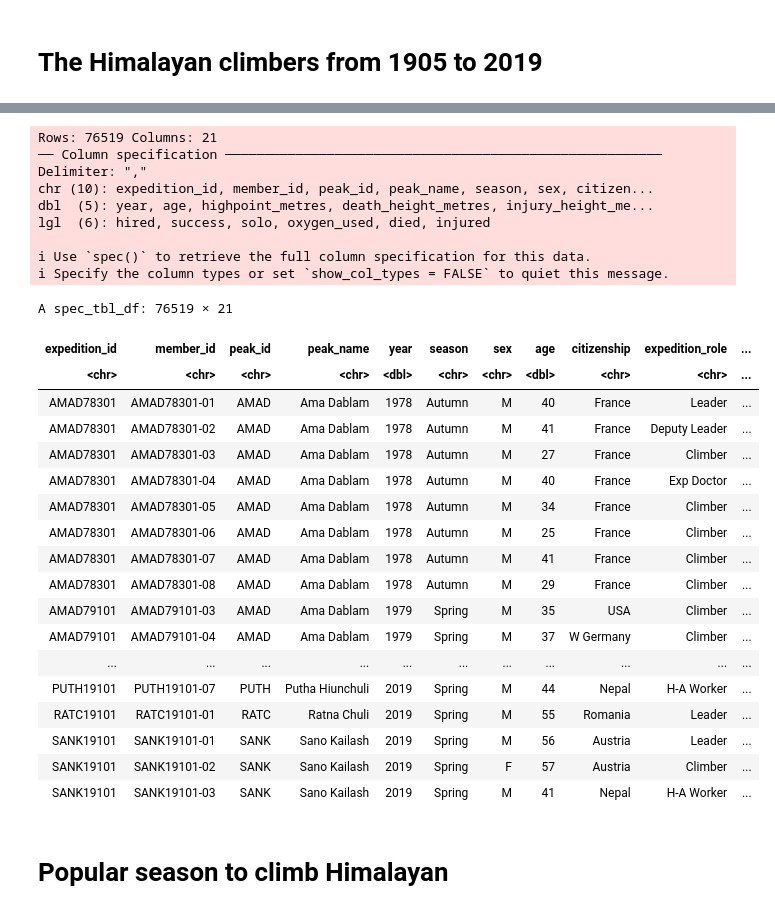
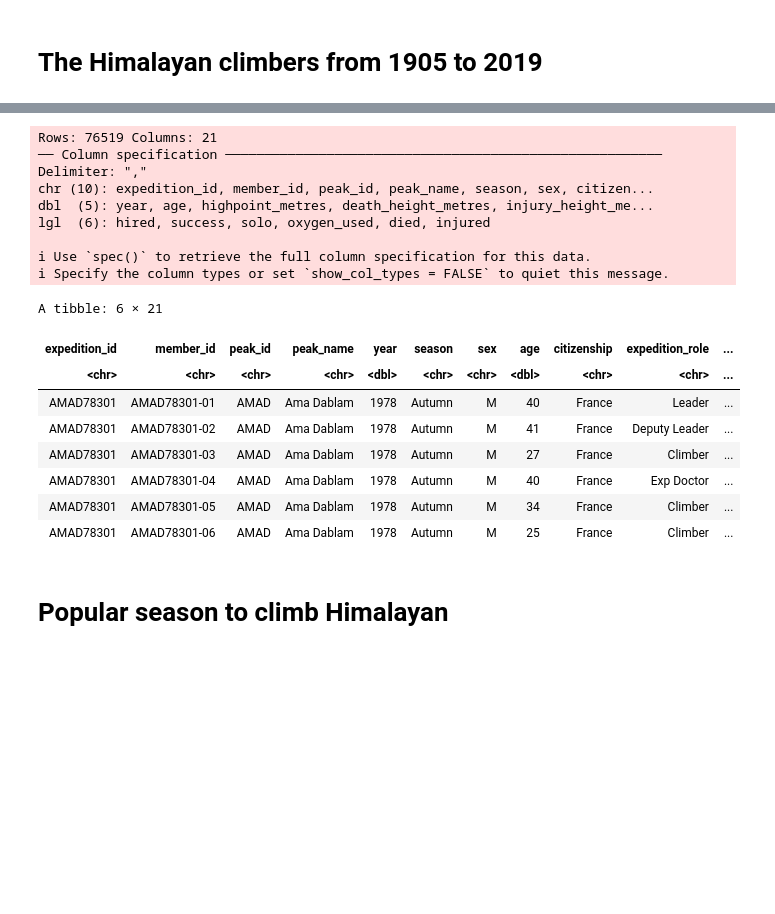
Before and after one commit to YuangYang25/BIOS-512, a Jupyter notebook: Final Project/Final Project.ipynb, the cells around one changed output, grey strips where cells are left out. Saved outputs shown, nothing was run; the diff lists cells and outputs as text; code cells hidden in the pictures; blank space fills up the shorter version.

```diff
--- a/Final Project/Final Project.ipynb
+++ b/Final Project/Final Project.ipynb
@@ -9,36 +30,26 @@ library('forcats')
 # %%
 # read csv file from guithub
 df = read_csv('https://raw.githubusercontent.com/rfordatascience/tidytuesday/master/data/2020/2020-09-22/members.csv')
-df
+df|> head()
 # %% [output]
 Rows: 76519 Columns: 21
 ── Column specification ────────────────────────────────────────────────────────
 Delimiter: ","
 chr (10): expedition_id, member_id, peak_id, peak_name, season, sex, citizen...
 dbl  (5): year, age, highpoint_metres, death_height_metres, injury_height_me...
 lgl  (6): hired, success, solo, oxygen_used, died, injured
 
 ℹ Use `spec()` to retrieve the full column specification for this data.
 ℹ Specify the column types or set `show_col_types = FALSE` to quiet this message.
-A spec_tbl_df: 76519 × 21
+A tibble: 6 × 21
 | expedition_id | member_id | peak_id | peak_name | year | season | sex | age | citizenship | expedition_role | ... |
 | <chr> | <chr> | <chr> | <chr> | <dbl> | <chr> | <chr> | <dbl> | <chr> | <chr> | ... |
 | AMAD78301 | AMAD78301-01 | AMAD | Ama Dablam | 1978 | Autumn | M | 40 | France | Leader | ... |
 | AMAD78301 | AMAD78301-02 | AMAD | Ama Dablam | 1978 | Autumn | M | 41 | France | Deputy Leader | ... |
 | AMAD78301 | AMAD78301-03 | AMAD | Ama Dablam | 1978 | Autumn | M | 27 | France | Climber | ... |
 | AMAD78301 | AMAD78301-04 | AMAD | Ama Dablam | 1978 | Autumn | M | 40 | France | Exp Doctor | ... |
 | AMAD78301 | AMAD78301-05 | AMAD | Ama Dablam | 1978 | Autumn | M | 34 | France | Climber | ... |
 | AMAD78301 | AMAD78301-06 | AMAD | Ama Dablam | 1978 | Autumn | M | 25 | France | Climber | ... |
-| AMAD78301 | AMAD78301-07 | AMAD | Ama Dablam | 1978 | Autumn | M | 41 | France | Climber | ... |
-| AMAD78301 | AMAD78301-08 | AMAD | Ama Dablam | 1978 | Autumn | M | 29 | France | Climber | ... |
-| AMAD79101 | AMAD79101-03 | AMAD | Ama Dablam | 1979 | Spring | M | 35 | USA | Climber | ... |
-| AMAD79101 | AMAD79101-04 | AMAD | Ama Dablam | 1979 | Spring | M | 37 | W Germany | Climber | ... |
-| ... | ... | ... | ... | ... | ... | ... | ... | ... | ... | ... |
-| PUTH19101 | PUTH19101-07 | PUTH | Putha Hiunchuli | 2019 | Spring | M | 44 | Nepal | H-A Worker | ... |
-| RATC19101 | RATC19101-01 | RATC | Ratna Chuli | 2019 | Spring | M | 55 | Romania | Leader | ... |
-| SANK19101 | SANK19101-01 | SANK | Sano Kailash | 2019 | Spring | M | 56 | Austria | Leader | ... |
-| SANK19101 | SANK19101-02 | SANK | Sano Kailash | 2019 | Spring | F | 57 | Austria | Climber | ... |
-| SANK19101 | SANK19101-03 | SANK | Sano Kailash | 2019 | Spring | M | 41 | Nepal | H-A Worker | ... |
 # %% [markdown]
 # Popular season to climb Himalayan
 # %%
```
Also changed, not shown: parts of 1 cell of this notebook.
